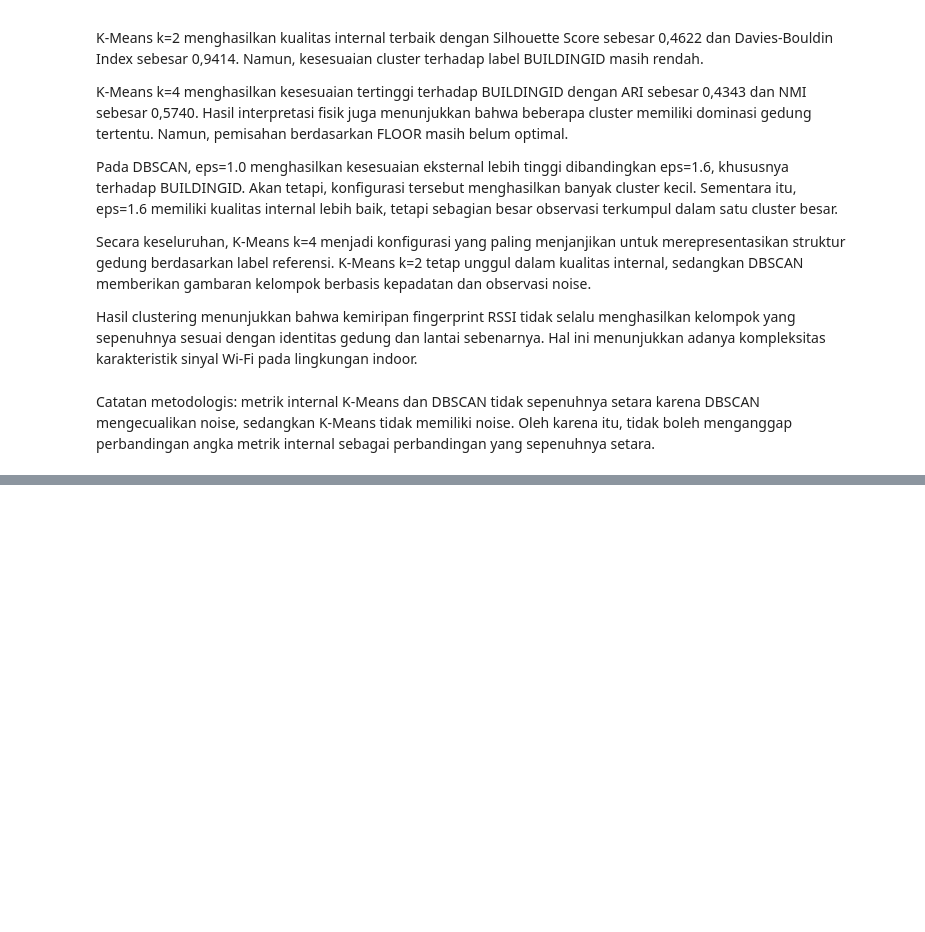
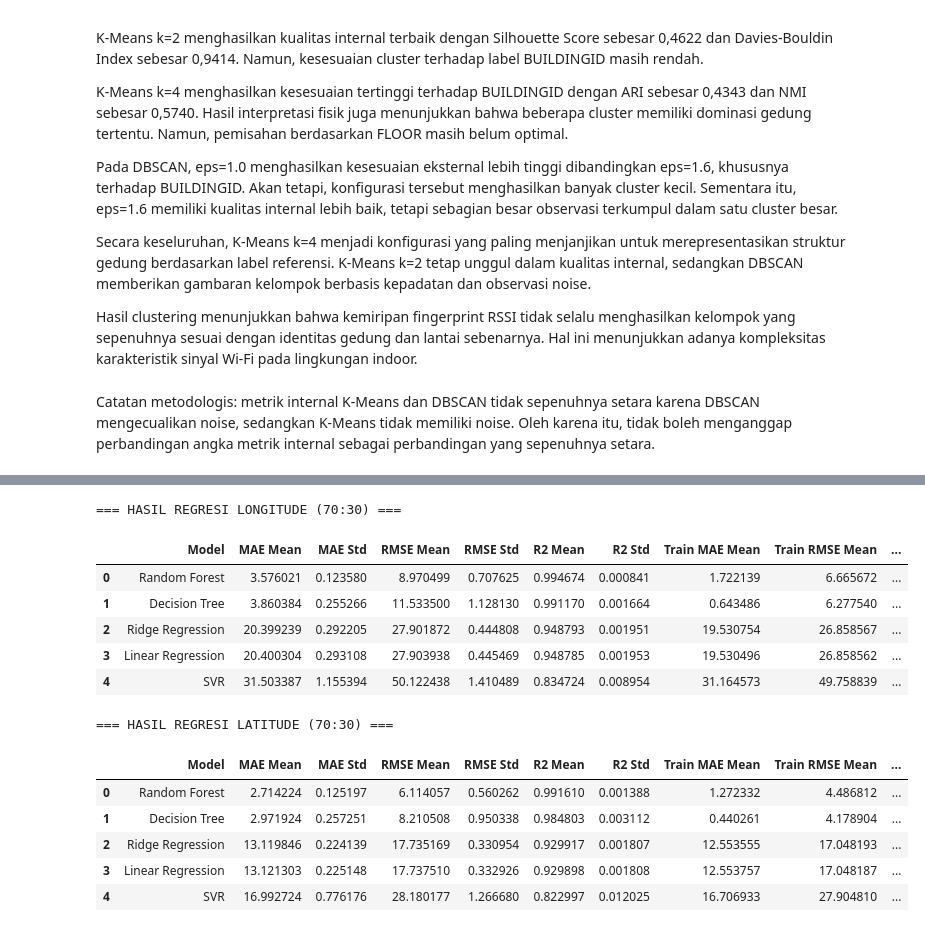
Before and after one commit to Fadhlrahman/TUBES-DEEP-LEARNING, a Jupyter notebook: telco.ipynb, the cells around one changed output, grey strips where cells are left out. Cells and saved outputs as stored; diff of their text form; code cells hidden in the pictures; blank space fills up the shorter version.

```diff
--- a/telco.ipynb
+++ b/telco.ipynb
@@ -2317,0 +2860,38 @@ Catatan metodologis: metrik internal K-Means dan DBSCAN tidak sepenuhnya setara
+# %%
+# Evaluasi regresi LONGITUDE
+results_longitude_70 = evaluate_regression_cv(
+    models=regression_models,
+    X=X_train_70,
+    y=y_longitude_70,
+    cv=cv_regression
+)
+
+print("=== HASIL REGRESI LONGITUDE (70:30) ===")
+display(results_longitude_70)
+
+
+# Evaluasi regresi LATITUDE
+results_latitude_70 = evaluate_regression_cv(
+    models=regression_models,
+    X=X_train_70,
+    y=y_latitude_70,
+    cv=cv_regression
+)
+
+print("=== HASIL REGRESI LATITUDE (70:30) ===")
+display(results_latitude_70)
+# %% [output]
+=== HASIL REGRESI LONGITUDE (70:30) ===
+|  | Model | MAE Mean | MAE Std | RMSE Mean | RMSE Std | R2 Mean | R2 Std | Train MAE Mean | Train RMSE Mean | ... |
+| 0 | Random Forest | 3.576021 | 0.123580 | 8.970499 | 0.707625 | 0.994674 | 0.000841 | 1.722139 | 6.665672 | ... |
+| 1 | Decision Tree | 3.860384 | 0.255266 | 11.533500 | 1.128130 | 0.991170 | 0.001664 | 0.643486 | 6.277540 | ... |
+| 2 | Ridge Regression | 20.399239 | 0.292205 | 27.901872 | 0.444808 | 0.948793 | 0.001951 | 19.530754 | 26.858567 | ... |
+| 3 | Linear Regression | 20.400304 | 0.293108 | 27.903938 | 0.445469 | 0.948785 | 0.001953 | 19.530496 | 26.858562 | ... |
+| 4 | SVR | 31.503387 | 1.155394 | 50.122438 | 1.410489 | 0.834724 | 0.008954 | 31.164573 | 49.758839 | ... |
+=== HASIL REGRESI LATITUDE (70:30) ===
+|  | Model | MAE Mean | MAE Std | RMSE Mean | RMSE Std | R2 Mean | R2 Std | Train MAE Mean | Train RMSE Mean | ... |
+| 0 | Random Forest | 2.714224 | 0.125197 | 6.114057 | 0.560262 | 0.991610 | 0.001388 | 1.272332 | 4.486812 | ... |
+| 1 | Decision Tree | 2.971924 | 0.257251 | 8.210508 | 0.950338 | 0.984803 | 0.003112 | 0.440261 | 4.178904 | ... |
+| 2 | Ridge Regression | 13.119846 | 0.224139 | 17.735169 | 0.330954 | 0.929917 | 0.001807 | 12.553555 | 17.048193 | ... |
+| 3 | Linear Regression | 13.121303 | 0.225148 | 17.737510 | 0.332926 | 0.929898 | 0.001808 | 12.553757 | 17.048187 | ... |
+| 4 | SVR | 16.992724 | 0.776176 | 28.180177 | 1.266680 | 0.822997 | 0.012025 | 16.706933 | 27.904810 | ... |
```
Also changed, not shown: parts of 53 cells of this notebook.
